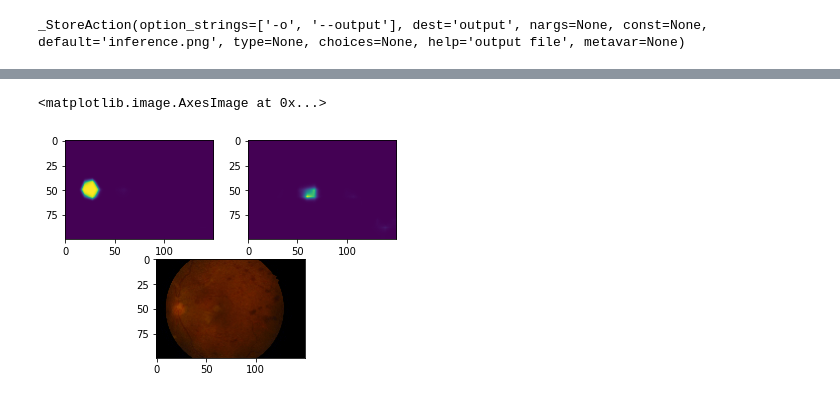
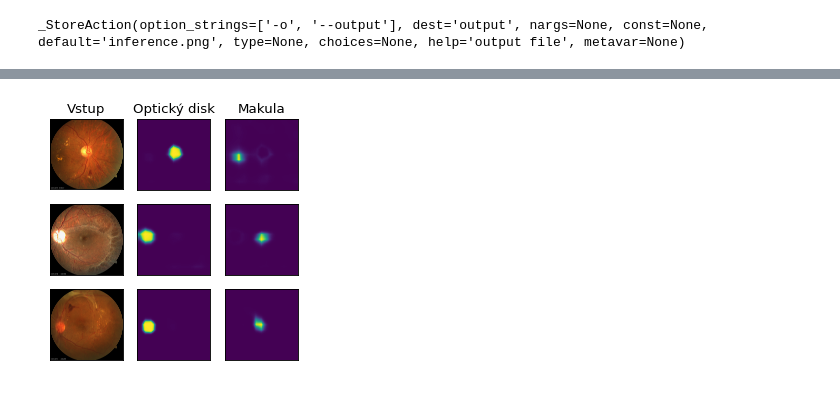
Before and after one commit to marekkles/BIO, a Jupyter notebook: inference.ipynb, the cells around one changed output, grey strips where cells are left out. Drawn from its saved outputs; the diff is of its cells as text; code cells hidden in the pictures.

```diff
--- a/inference.ipynb
+++ b/inference.ipynb
@@ -52,18 +61,46 @@ with torch.no_grad():
-# %%
-from matplotlib.pyplot import imshow, subplot
-
-ax1 = subplot(212)
-ax1.margins(0.05)           # Default margin is 0.05, value 0 means fit
-ax1.imshow(image[0].permute((1,2,0)))
-
-
-ax2 = subplot(221)
-ax2.margins(2, 2)           # Values >0.0 zoom out
-ax2.imshow(output[0])
-
-ax3 = subplot(222)
-ax3.margins(2, 2)           # Values >0.0 zoom out
-ax3.imshow(np.array(output[1]))
-# %% [output]
-<matplotlib.image.AxesImage at 0x...>
-[figure, removed]
+# %%
+def inference(model, image_path):
+    image_original = Image.open(image_path).convert('RGB')
+    image = F.resize(image_original, 100, interpolation=F.InterpolationMode.NEAREST)
+    image = F.to_tensor(image)[None,:,:,:]
+    image = F.normalize(image, mean=(0.485, 0.456, 0.406), std=(0.229, 0.224, 0.225))
+    with torch.no_grad():
+        output = model(image)
+        output = torch.nn.functional.softmax(output['out'], 1)[0,:,:,:]
+    return image_original, output
+# %%
+def plot_results(image_original, output, number_of_rows=1, row=1):
+    import matplotlib.pyplot as plt
+
+    ax1 = plt.subplot(number_of_rows,3,(row-1)*3+1)
+    ax1.margins(0.05)
+    ax1.imshow(image_original)
+    ax1.axes.get_xaxis().set_visible(False)
+    ax1.axes.get_yaxis().set_visible(False)
+    ax2 = plt.subplot(number_of_rows,3,(row-1)*3+2)
+    ax2.margins(2, 2)
+    ax2.imshow(output[0])
+    ax2.axes.get_xaxis().set_visible(False)
+    ax2.axes.get_yaxis().set_visible(False)
+    ax3 = plt.subplot(number_of_rows,3,(row-1)*3+3)
+    ax3.margins(2, 2)
+    ax3.imshow(np.array(output[1]))
+    ax3.axes.get_xaxis().set_visible(False)
+    ax3.axes.get_yaxis().set_visible(False)
+    if row == 1:
+        ax1.title.set_text("Vstup")
+        ax2.title.set_text("Optický disk")
+        ax3.title.set_text("Makula")
+# %%
+def evaluate(model_path, model_type):
+    import matplotlib.pyplot as plt
+    plt.figure(figsize=(4, 4), dpi=80)
+    model = load_model(model_path, model_type, "cpu")
+    plot_results(*inference(model, "images/1.jpg")   ,3,1)
+    plot_results(*inference(model, "images/82.jpg")  ,3,2)
+    plot_results(*inference(model, "images/200.jpg") ,3,3)
+    plt.savefig(f"eval_{model_type}.png", pad_inches=(0,0))
+# %%
+evaluate('Deeplabv3_Resnet10-30epochs/checkpoint.pth', 'deeplabv3_resnet101')
+# %% [output]
+[figure, added]
```
Also changed, not shown: parts of 7 cells of this notebook, 4 other files.
